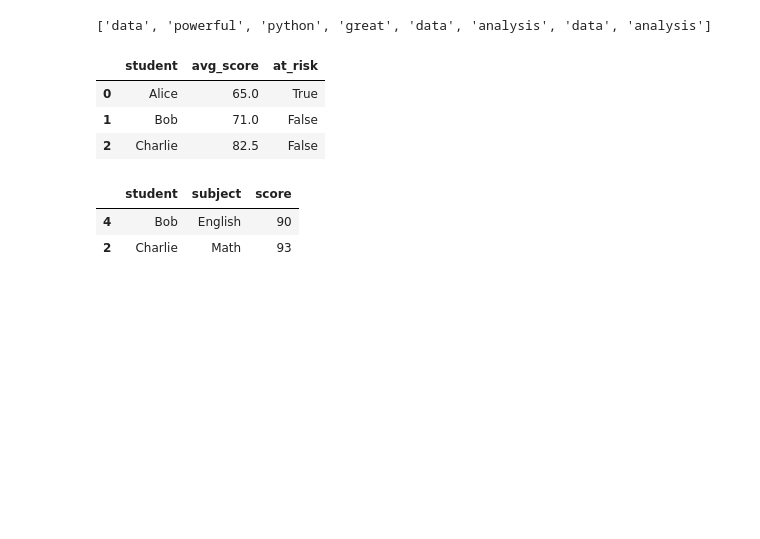
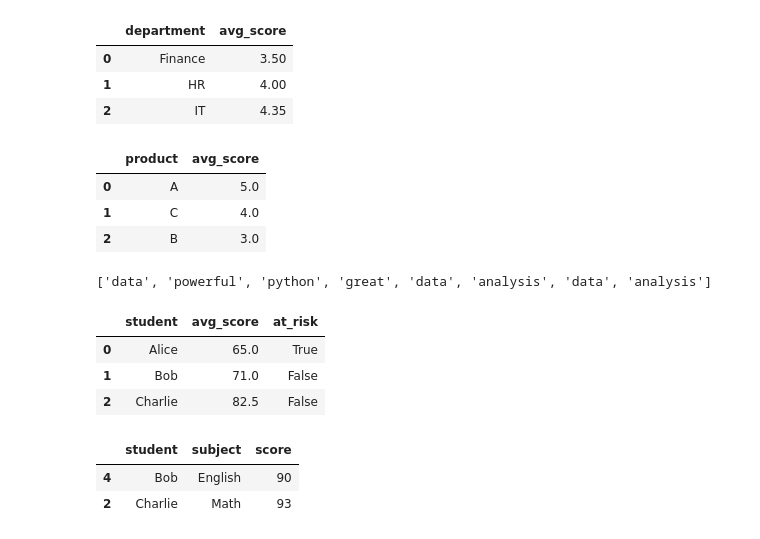
Before and after one commit to edmiller824/sf_tech, a Jupyter notebook: reps.ipynb, the cells around one changed output. Saved outputs shown, nothing was run; the diff lists cells and outputs as text; code cells hidden in the pictures; blank space fills up the shorter version.

Commit message:
practice reps with pandas

```diff
--- a/reps.ipynb
+++ b/reps.ipynb
@@ -1,3 +1,62 @@
+# %%
+"""
+🎯 Tasks:
+	1.	Merge the two DataFrames to include employee name, department, year, and score.
+	2.	Compute the average review score per department.
+	3.	Output a DataFrame:
+
+department | avg_score
+
+"""
+import pandas as pd
+
+employees = pd.DataFrame({
+    'emp_id': [101, 102, 103, 104, 105],
+    'name': ['Alice', 'Bob', 'Charlie', 'Diana', 'Eli'],
+    'department': ['HR', 'IT', 'IT', 'Finance', 'HR']
+})
+
+reviews = pd.DataFrame({
+    'emp_id': [101, 102, 102, 104, 105, 105],
+    'year': [2022, 2022, 2023, 2022, 2022, 2023],
+    'score': [3.9, 4.2, 4.5, 3.5, 4.0, 4.1]
+})
+
+
+df = pd.merge(employees, reviews, how="inner", on='emp_id', suffixes=('_x','_y'))
+df.groupby('department')['score'].mean().reset_index().rename(columns={'score': 'avg_score'})
+# %% [output]
+|  | department | avg_score |
+| 0 | Finance | 3.50 |
+| 1 | HR | 4.00 |
+| 2 | IT | 4.35 |
+# %%
+"""
+📊 Practice Problem: Review Scores Summary
+
+🎯 Tasks:
+	1.	Filter the DataFrame to include only verified reviews.
+	2.	Group by "product" and calculate the average review score.
+	3.	Return a DataFrame sorted by average score descending, with columns:
+
+product | avg_score
+"""
+
+import pandas as pd
+
+df = pd.DataFrame({
+    'product': ['A', 'A', 'A', 'B', 'B', 'C', 'C', 'C', 'C'],
+    'review_score': [5, 4, 5, 3, 2, 4, 4, 5, 3],
+    'verified': [True, False, True, True, False, True, False, True, True]
+})
+
+new_df = df[df['verified'] == True].groupby('product')['review_score'].mean().rename(columns={'review_score': 'avg_score'}).sort_values(by='avg_score', ascending=False).reset_index()
+new_df[['product', 'avg_score']]
+# %% [output]
+|  | product | avg_score |
+| 0 | A | 5.0 |
+| 1 | C | 4.0 |
+| 2 | B | 3.0 |
 # %%
 """
 🧠 Practice: Normalize and Filter Words
```
